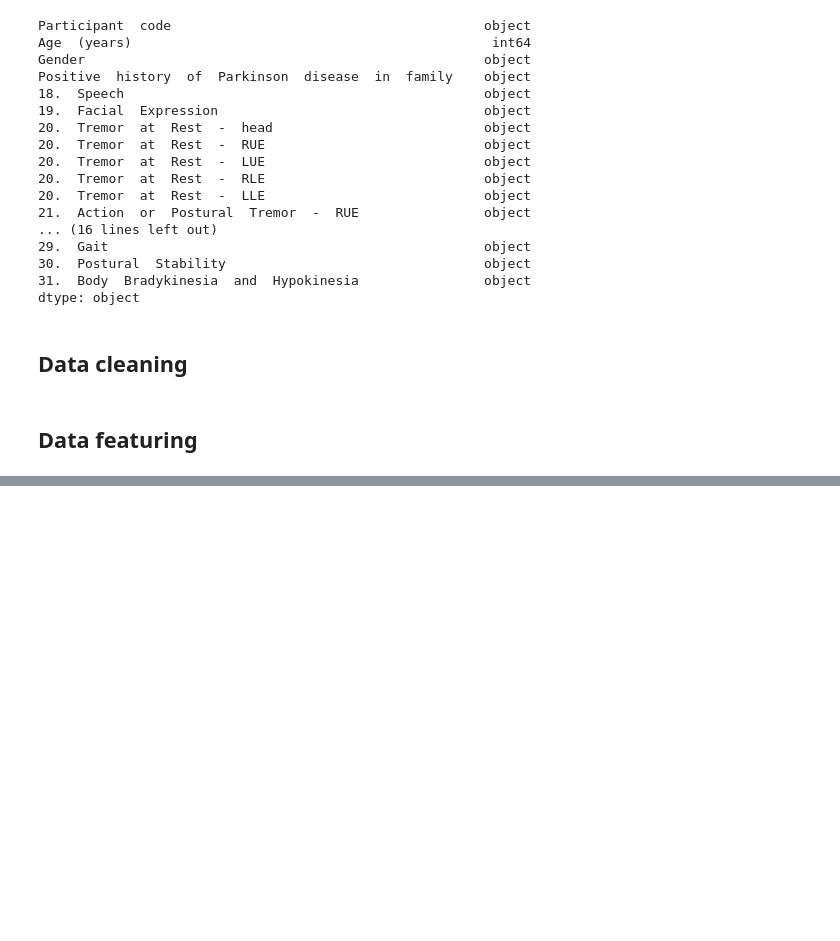
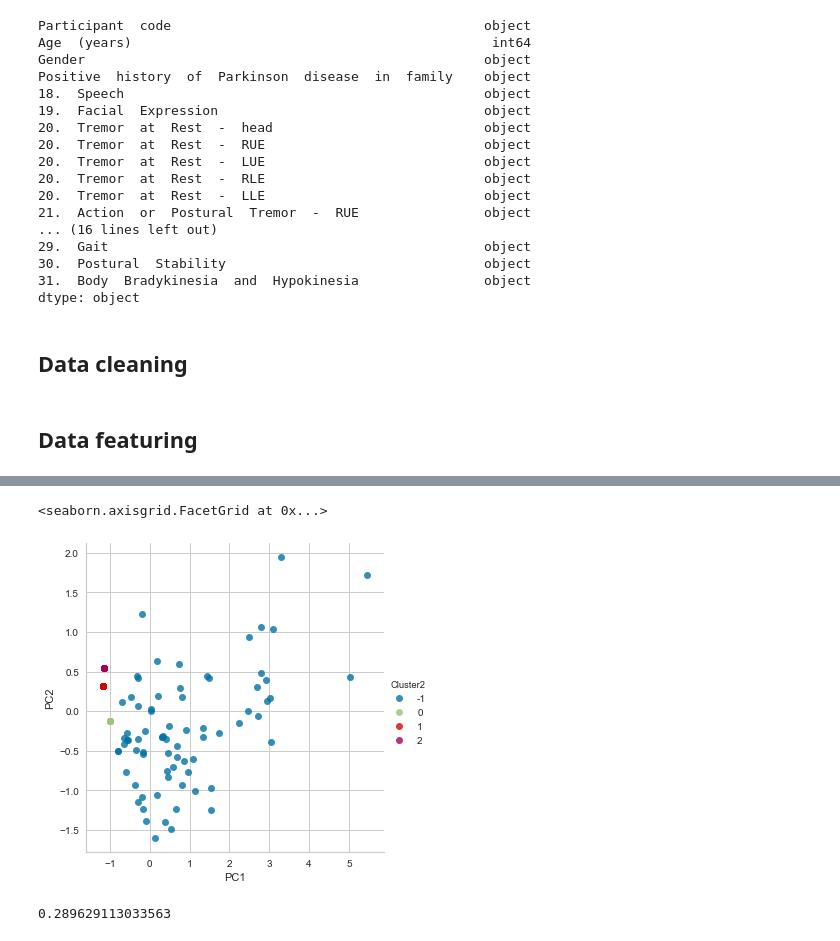
Before and after one commit to alinedebenath/ironhack-datalabs-dataparis0619-pt, a Jupyter notebook: module-3/unsupervised-learning-project/your-code/my-code.ipynb, the cells around one changed output, grey strips where cells are left out. Drawn from its saved outputs; the diff is of its cells as text; code cells hidden in the pictures; blank space fills up the shorter version.

```diff
--- a/module-3/unsupervised-learning-project/your-code/my-code.ipynb
+++ b/module-3/unsupervised-learning-project/your-code/my-code.ipynb
@@ -202,0 +247,2 @@ sns.lmplot('PC1', 'PC2', data=pca_df, hue='Cluster', fit_reg=False)
+# %%
+data.drop(columns=['Cluster'], inplace=True)
@@ -202,0 +256,11 @@ sns.lmplot('PC1', 'PC2', data=pca_df, hue='Cluster', fit_reg=False)
+# %%
+from sklearn.cluster import DBSCAN
+dbscan = DBSCAN(eps=0.5)
+dbscan.fit(data)
+data['Cluster2'] = dbscan.labels_
+# %%
+pca_df = pd.concat([pca_df, data['Cluster2']], axis=1)
+sns.lmplot('PC1', 'PC2', data=pca_df, hue='Cluster2', fit_reg=False)
+# %% [output]
+<seaborn.axisgrid.FacetGrid at 0x...>
+[figure, added]
@@ -202,0 +269,4 @@ sns.lmplot('PC1', 'PC2', data=pca_df, hue='Cluster', fit_reg=False)
+# %%
+silhouette_score(data, dbscan.labels_, metric='euclidean')
+# %% [output]
+0.289629113033563
```
Also changed, not shown: parts of 37 cells of this notebook, 6 other files.
